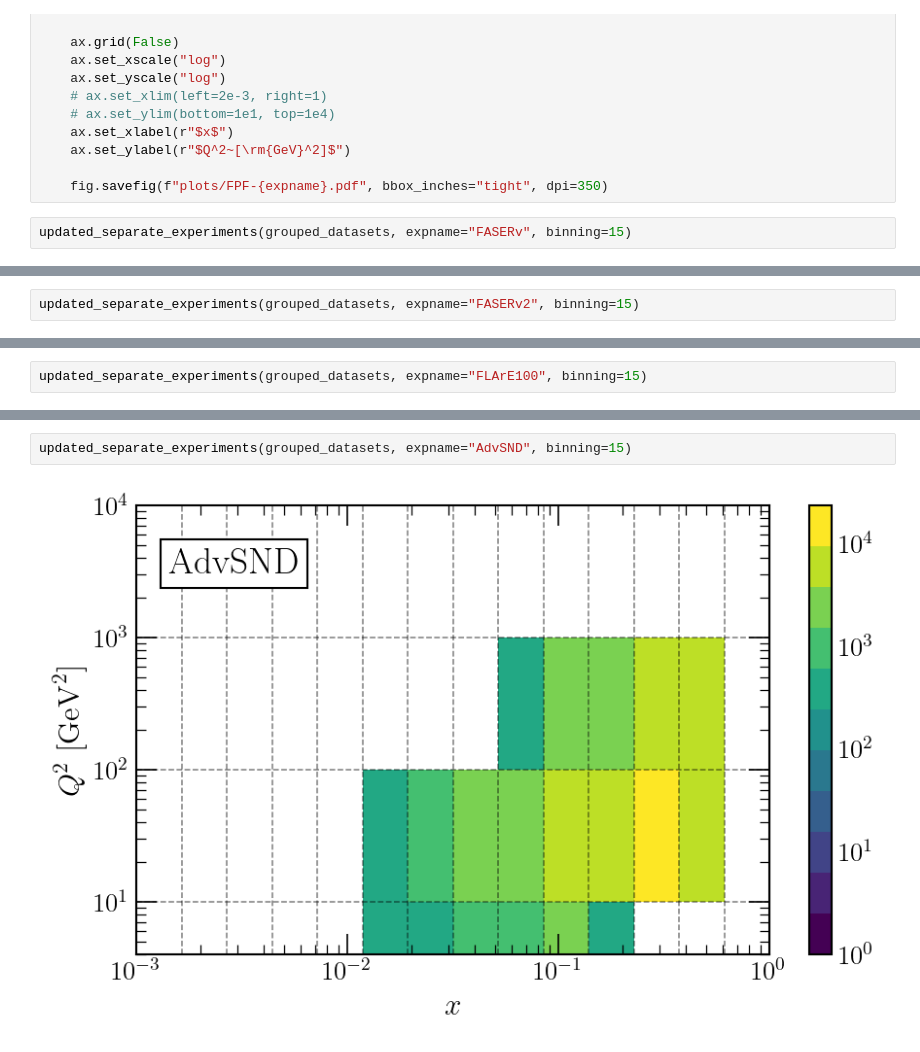
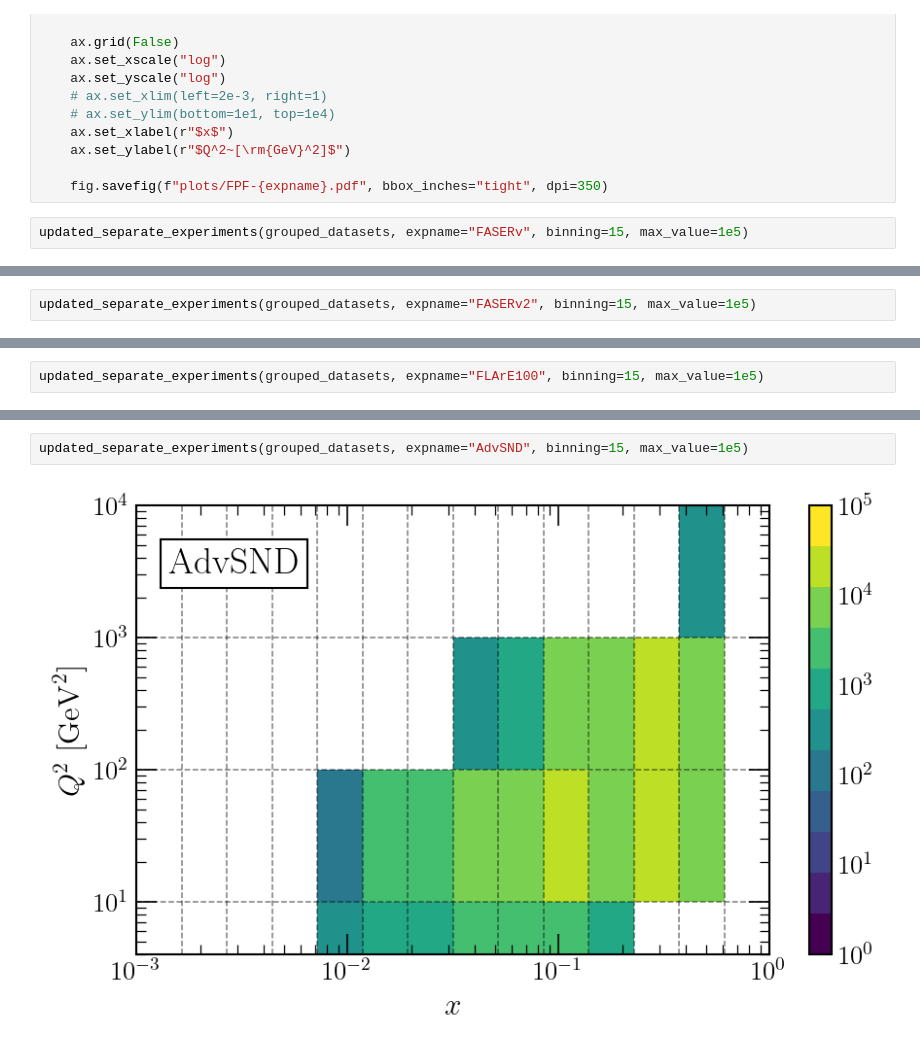
Before and after one commit to LHCfitNikhef/FPF-WG1, a Jupyter notebook: results/plot-2dhistograms.ipynb, the cells around one changed output, grey strips where cells are left out. Saved outputs shown, nothing was run; the diff lists cells and outputs as text.

```diff
--- a/results/plot-2dhistograms.ipynb
+++ b/results/plot-2dhistograms.ipynb
@@ -278,5 +278,5 @@ def updated_separate_experiments(groups: dict, expname: str = "FASERv2", binning
 
     fig.savefig(f"plots/FPF-{expname}.pdf", bbox_inches="tight", dpi=350)
 # %%
-updated_separate_experiments(grouped_datasets, expname="FASERv", binning=15)
+updated_separate_experiments(grouped_datasets, expname="FASERv", binning=15, max_value=1e5)
 # %% [output]
@@ -284,3 +284,3 @@ updated_separate_experiments(grouped_datasets, expname="FASERv", binning=15)
 # %%
-updated_separate_experiments(grouped_datasets, expname="FASERv2", binning=15)
+updated_separate_experiments(grouped_datasets, expname="FASERv2", binning=15, max_value=1e5)
 # %% [output]
@@ -288,3 +288,3 @@ updated_separate_experiments(grouped_datasets, expname="FASERv2", binning=15)
 # %%
-updated_separate_experiments(grouped_datasets, expname="FLArE100", binning=15)
+updated_separate_experiments(grouped_datasets, expname="FLArE100", binning=15, max_value=1e5)
 # %% [output]
@@ -292,4 +292,4 @@ updated_separate_experiments(grouped_datasets, expname="FLArE100", binning=15)
 # %%
-updated_separate_experiments(grouped_datasets, expname="AdvSND", binning=15)
+updated_separate_experiments(grouped_datasets, expname="AdvSND", binning=15, max_value=1e5)
 # %% [output]
-[figure, old version]
+[figure, new version]
```
Also changed, not shown: parts of 6 cells of this notebook, 38 other files.
